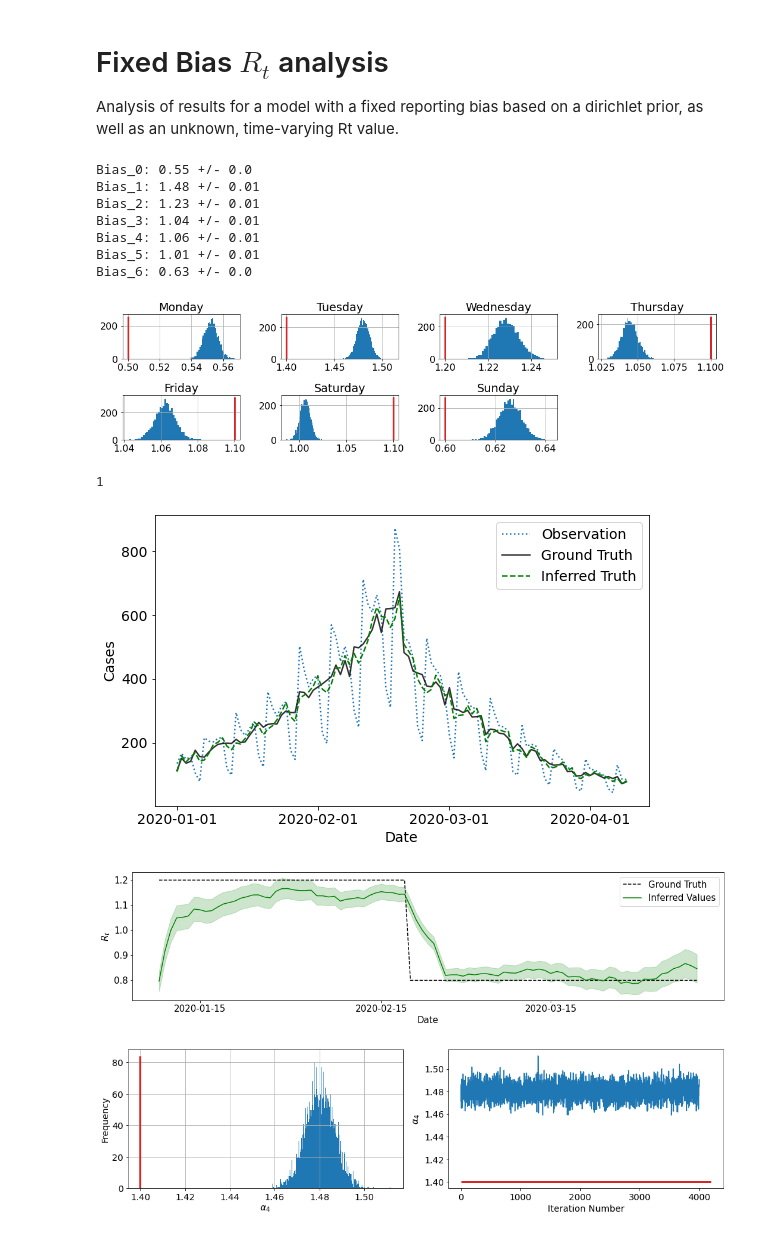
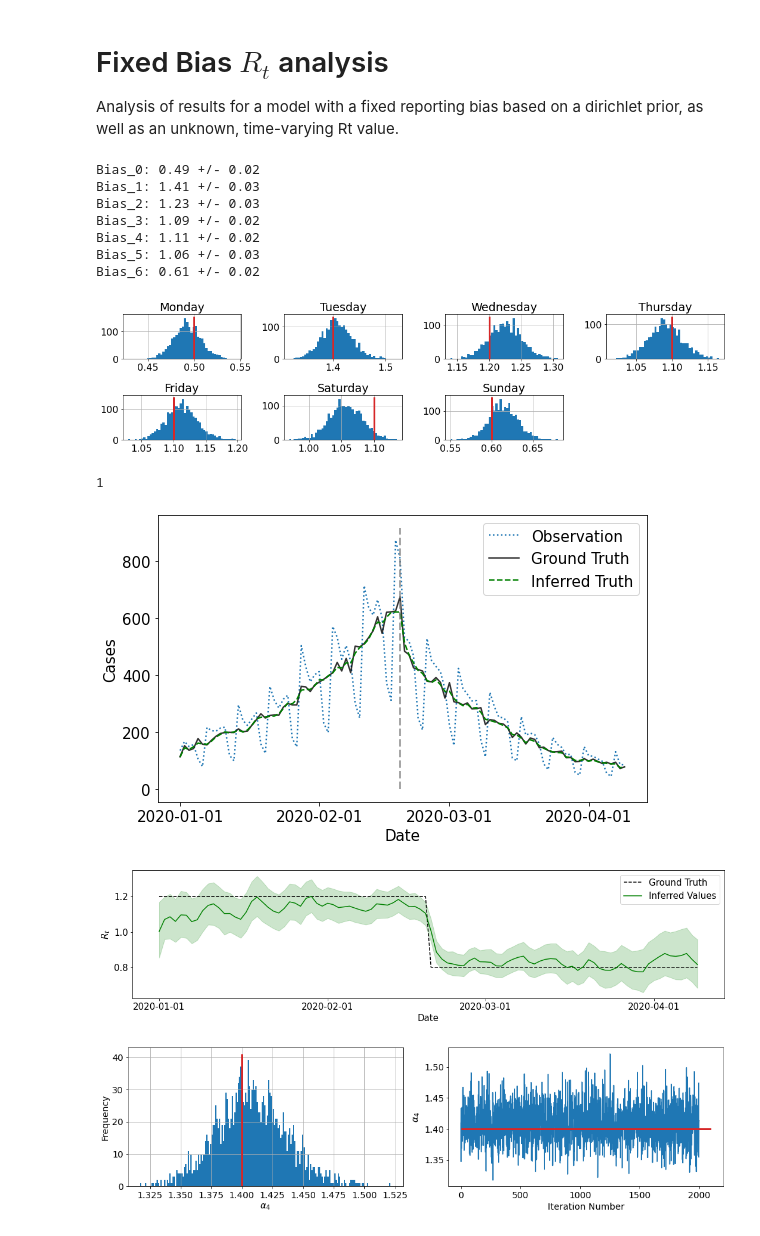
Before and after one commit to KCGallagher/periodic-sampling, a Jupyter notebook: stan_inference/full_model/full_model_analysis.ipynb, the cells around one changed output. Cells and saved outputs as stored; diff of their text form; code cells hidden in the pictures.

Commit message:
Full model scale noise results (#27)

```diff
--- a/stan_inference/full_model/full_model_analysis.ipynb
+++ b/stan_inference/full_model/full_model_analysis.ipynb
@@ -14,7 +14,7 @@ from periodic_sampling.synthetic_data import RenewalModel, Reporter
 # %%
 # Read in dataset
 
-output = pd.read_csv("stan_inference_T_scale_100_N0_100_R0diff_0.2_It_100000_seed_41.csv")
+output = pd.read_csv("scale_noise/stan_inference_T_scale_100_N0_100_R0diff_0.2_It_5000_seed_41.csv")
 time_steps = 100; N_0 = 100; step_num=100; seed=41; R0_diff = 0.2; start_date = '01/01/2020'; bias_method = 'scale'
 
 bias = [0.5, 1.4, 1.2, 1.1, 1.1, 1.1, 0.6]  # Always given with monday first
@@ -26,7 +26,7 @@ model.simulate(T=time_steps, N_0=N_0, R_0=R0_list)
 rep = Reporter(model.case_data, start_date=start_date)  # Start on Mon 6th for ease
 truth_df = rep.unbiased_report(); bias_df = rep.fixed_bias_report(bias=bias, method=bias_method)
 
-images_path = "synthetic_inference/stepped_R/multichain/variable_sampling_rate/"
+images_path = "scale_noise/"
 # %%
 def rename_col(col):
     col = col.replace('.', '_')
@@ -45,21 +45,21 @@ for i in range(7):
     histos.flatten()[i].set_title(weekdays[i])
     histos.flatten()[i].vlines(x=bias[i], ymin=0, ymax=histos.flatten()[i].get_ylim()[1], color='tab:red', linewidth=3)
 plt.gcf().patch.set_facecolor('white'); plt.tight_layout()
-# plt.savefig(f"biases_only_posterior_{bias_method}_T_{time_steps}_N0_{N_0}_R0diff_{R0_diff}_It_{step_num}_seeds_{seed}.png")
+# plt.savefig(images_path + f"biases_only_posterior_{bias_method}_T_{time_steps}_N0_{N_0}_R0diff_{R0_diff}_It_{step_num}_seeds_{seed}.png")
 
 for i in range(7):
     mean = np.round(np.mean(output['bias_' + str((i - start_index) % 7)]), 2)
     std = np.round(np.std(output['bias_' + str((i - start_index) % 7)]), 2)
     print(f"Bias_{i}: {mean} +/- {std}")
 # %% [output]
-Bias_0: 0.55 +/- 0.0
-Bias_1: 1.48 +/- 0.01
-Bias_2: 1.23 +/- 0.01
-Bias_3: 1.04 +/- 0.01
-Bias_4: 1.06 +/- 0.01
-Bias_5: 1.01 +/- 0.01
-Bias_6: 0.63 +/- 0.0
+Bias_0: 0.49 +/- 0.02
+Bias_1: 1.41 +/- 0.03
+Bias_2: 1.23 +/- 0.03
+Bias_3: 1.09 +/- 0.02
+Bias_4: 1.11 +/- 0.02
+Bias_5: 1.06 +/- 0.03
+Bias_6: 0.61 +/- 0.02
-[figure, old version]
+[figure, new version]
 # %%
 print(start_index)
 # %% [output]
@@ -68,7 +68,7 @@ print(start_index)
 plt.rcParams['font.size'] = '15'
 predicted_truth = []
 
-for index in range(0, time_steps):
+for index in range(1, time_steps + 1):
     predicted_truth.append(np.mean(output['I_' + str(index)]))
 
 # Plot bias in data
@@ -84,35 +84,34 @@ ax.set_xticks(ax.get_xticks()[::2]);
 fig.patch.set_facecolor('white')  # Overrides VSCode dark mode default
 plt.xlabel("Date"); plt.ylabel("Cases")
 plt.legend(); plt.tight_layout()
-# plt.savefig(f"../images/{images_path}"
-#             + f"biased_reconstruction_{bias_method}_T_{time_steps}_N0_{N_0}_R0diff_{R0_diff}_It_{step_num}_seed_{seed}.png")
+# plt.savefig(images_path + f"biased_reconstruction_{bias_method}_T_{time_steps}_N0_{N_0}_R0diff_{R0_diff}_It_{step_num}_seed_{seed}.png")
 # %% [output]
-[figure, old version]
+[figure, new version]
 # %%
-plt.rcParams['font.size'] = '15'; interval_range = 90
+plt.rcParams['font.size'] = '15'; interval_range = 90; window = 0
 predicted_R = []; upper_R = []; lower_R = []
 percentile = (100-interval_range) / 2
 
 
 for index in range(1, time_steps+1):
     predicted_R.append(np.mean(output['R_' + str(index)]))
     upper_R.append(np.percentile(output['R_' + str(index)], 100-percentile))
     lower_R.append(np.percentile(output['R_' + str(index)], percentile))
 
 # Plot bias in data
 fig, ax = plt.subplots(1, figsize=(15, 4))
 
-ax.plot(truth_df['Date'][7:], R0_list[7:], color='black', label = 'Ground Truth', linestyle = 'dashed')
-ax.plot(truth_df['Date'][7:], predicted_R[7:], color='green', label = 'Inferred Values')
-ax.fill_between(truth_df['Date'][7:], lower_R[7:], upper_R[7:], color = 'green', alpha=0.2)
+ax.plot(truth_df['Date'][window:], R0_list[window:], color='black', label = 'Ground Truth', linestyle = 'dashed')
+ax.plot(truth_df['Date'][window:], predicted_R[window:], color='green', label = 'Inferred Values')
+ax.fill_between(truth_df['Date'][window:], lower_R[window:], upper_R[window:], color = 'green', alpha=0.2)
 
 ax.set_xticks(ax.get_xticks()[::2]);
 fig.patch.set_facecolor('white')  # Overrides VSCode dark mode default
 plt.xlabel("Date"); plt.ylabel("$R_{t}$")
 plt.legend(); plt.tight_layout()
-# plt.savefig(f"Rt_reconstruction_{bias_method}_T_{time_steps}_N0_{N_0}_R0diff_{R0_diff}_It_{step_num}_seed_{seed}.png")
+# plt.savefig(images_path + f"Rt_reconstruction_{bias_method}_T_{time_steps}_N0_{N_0}_R0diff_{R0_diff}_It_{step_num}_seed_{seed}.png")
 # %% [output]
-[figure, old version]
+[figure, new version]
 # %%
 i = 0; bias_x = 'bias_' + str(i)
 value = 1.4; bias_name = 'alpha{' + str(i) + '}'
@@ -137,9 +136,9 @@ axs[1].hlines(y=value, xmin=0, xmax=axs[1].get_xlim()[1], color='tab:red', linew
 axs[1].set_xlabel('Iteration Number'); axs[1].set_ylabel(r'$\alpha_{4}$'); axs[0].set_title('');
 
 plt.gcf().patch.set_facecolor('white'); plt.tight_layout();
-# plt.savefig(f"{bias_x}_distribution_{bias_method}_T_{time_steps}_N0_{N_0}_R0diff_{R0_diff}_It_{step_num}_seed_{seed}.png")
+# plt.savefig(images_path + f"{bias_x}_distribution_{bias_method}_T_{time_steps}_N0_{N_0}_R0diff_{R0_diff}_It_{step_num}_seed_{seed}.png")
 # %% [output]
-[figure, old version]
+[figure, new version]
 # %%
 plt.rcParams['font.size'] = '18'
 colors = ['r', 'b']; R_val = [1 + R0_diff, 1 - R0_diff]
```
Also changed, not shown: parts of 3 cells of this notebook, 8 other files.
